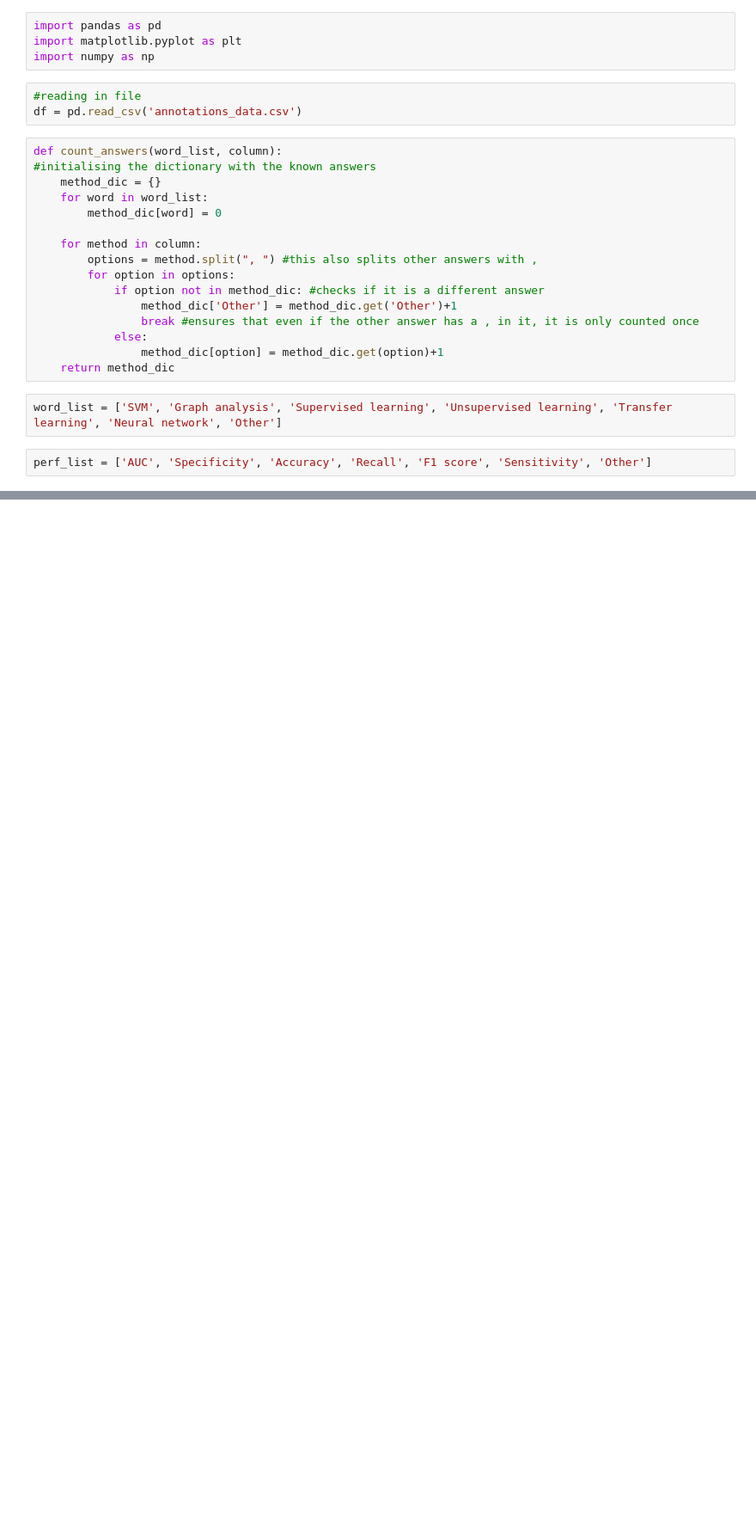
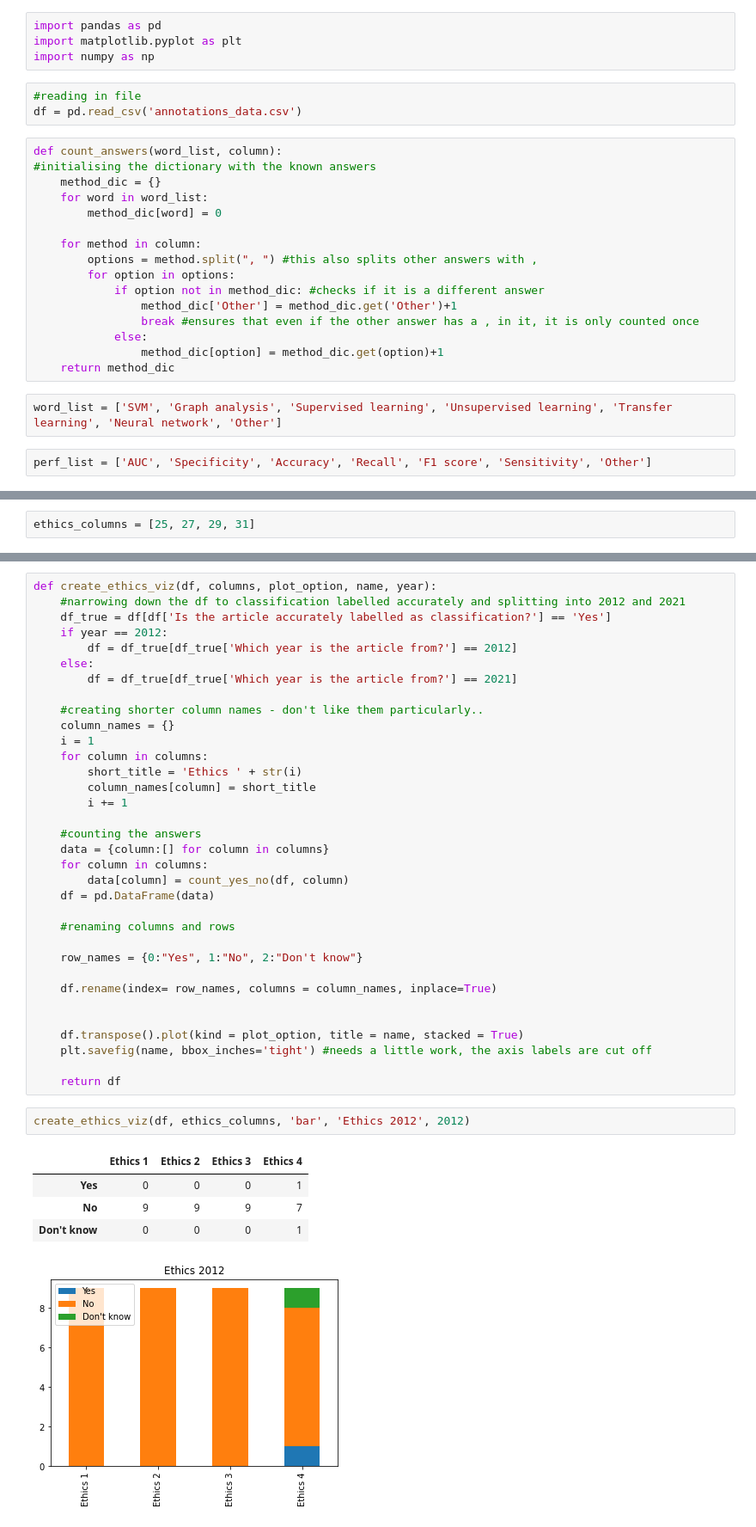
Before and after one commit to christinekaarde/MICCAI-review-thesis, a Jupyter notebook: analysis/data analysis.ipynb, the cells around one changed output, grey strips where cells are left out. Shown at 86% size. Saved outputs shown, nothing was run; the diff lists cells and outputs as text; blank space fills up the shorter version.

```diff
--- a/analysis/data analysis.ipynb
+++ b/analysis/data analysis.ipynb
@@ -68,0 +87,2 @@ create_viz(df, perf_list, 9,'bar', 'performance measures')
+# %%
+ethics_columns = [25, 27, 29, 31]
@@ -68,0 +101,42 @@ create_viz(df, perf_list, 9,'bar', 'performance measures')
+# %%
+def create_ethics_viz(df, columns, plot_option, name, year):
+    #narrowing down the df to classification labelled accurately and splitting into 2012 and 2021
+    df_true = df[df['Is the article accurately labelled as classification?'] == 'Yes']
+    if year == 2012:
+        df = df_true[df_true['Which year is the article from?'] == 2012]
+    else:
+        df = df_true[df_true['Which year is the article from?'] == 2021]
+
+    #creating shorter column names - don't like them particularly..
+    column_names = {}
+    i = 1
+    for column in columns:
+        short_title = 'Ethics ' + str(i)
+        column_names[column] = short_title
+        i += 1
+
+    #counting the answers
+    data = {column:[] for column in columns}
+    for column in columns:
+        data[column] = count_yes_no(df, column)
+    df = pd.DataFrame(data)
+
+    #renaming columns and rows
+
+    row_names = {0:"Yes", 1:"No", 2:"Don't know"}
+
+    df.rename(index= row_names, columns = column_names, inplace=True)
+
+
+    df.transpose().plot(kind = plot_option, title = name, stacked = True)
+    plt.savefig(name, bbox_inches='tight') #needs a little work, the axis labels are cut off
+
+    return df
+# %%
+create_ethics_viz(df, ethics_columns, 'bar', 'Ethics 2012', 2012)
+# %% [output]
+|  | Ethics 1 | Ethics 2 | Ethics 3 | Ethics 4 |
+| Yes | 0 | 0 | 0 | 1 |
+| No | 9 | 9 | 9 | 7 |
+| Don't know | 0 | 0 | 0 | 1 |
+[figure, added]
```
Also changed, not shown: parts of 6 cells of this notebook, 7 other files.
